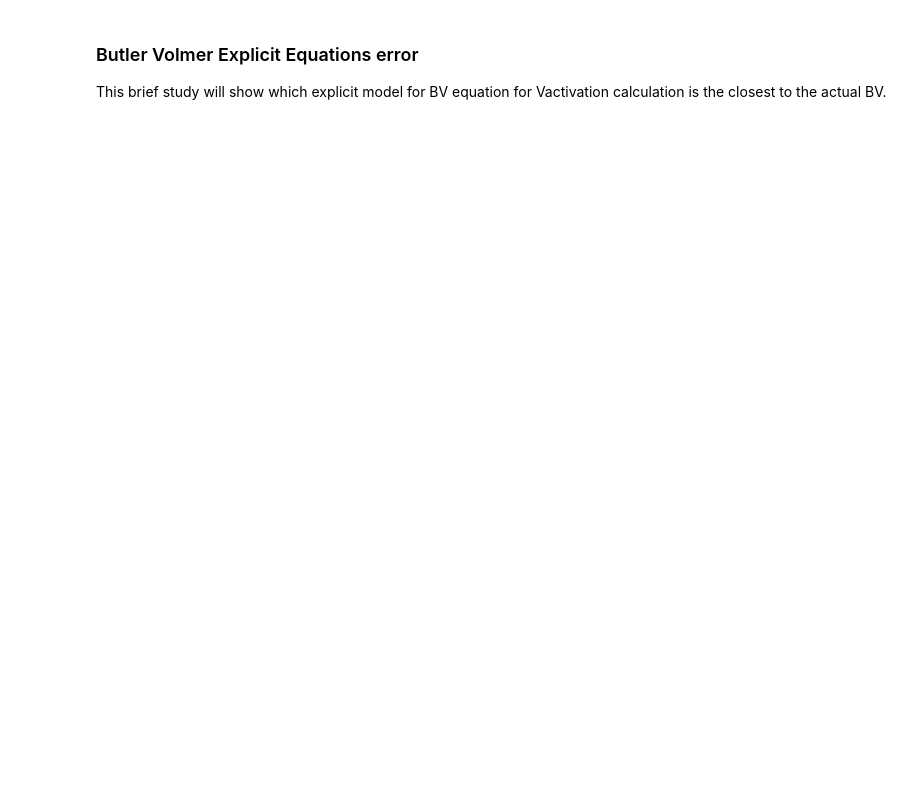
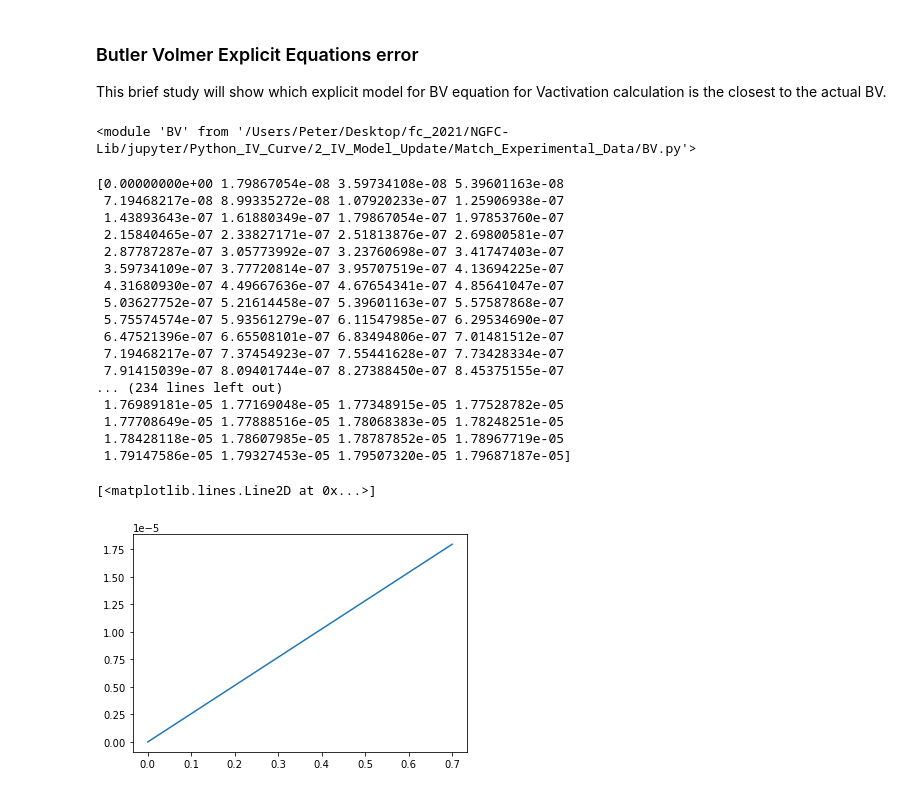
Before and after one commit to NGFC-Lib/NGFC-Lib, a Jupyter notebook: jupyter/Python_IV_Curve/2_IV_Model_Update/Match_Experimental_Data/BV_models_Errors.ipynb, the cells around one changed output. Drawn from its saved outputs; the diff is of its cells as text; code cells hidden in the pictures; blank space fills up the shorter version.

```diff
--- a/jupyter/Python_IV_Curve/2_IV_Model_Update/Match_Experimental_Data/BV_models_Errors.ipynb
+++ b/jupyter/Python_IV_Curve/2_IV_Model_Update/Match_Experimental_Data/BV_models_Errors.ipynb
@@ -3,0 +13,4 @@ This brief study will show which explicit model for BV equation for Vactivation
+# %%
+BV
+# %% [output]
+<module 'BV' from '/Users/Peter/Desktop/fc_2021/NGFC-Lib/jupyter/Python_IV_Curve/2_IV_Model_Update/Match_Experimental_Data/BV.py'>
@@ -4,7 +23,48 @@ This brief study will show which explicit model for BV equation for Vactivation
+# %%
+J=np.linspace(0,0.7,1000)
+
+# environment parameters
+R=8.314
+F=96485.0
+
+oT =700+273.15      #Temperature oxidant (K)
+fT =700+273.15      #Temperature fuel (K)
+Tk=(oT+fT)/2.0
+Tc=Tk-273.0
 # %%
 #PNNL Original Model
+BV_prexp=9.6620275
+BV_Eact=3.35955954
+BV_alpha=0.48646415
 i0=BV_prexp*math.exp(-BV_Eact)
-BV=(R*Tk/BV_alpha/F)*math.log((J/2.0/(i0*10000))+math.sqrt((J/2.0/(i0*10000))**2+1))
+BV=np.zeros(len(J))
+
+for i in range(len(J)):
+    BV[i]=(R*Tk/BV_alpha/F)*math.log((J[i]/2.0/(i0*10000))+math.sqrt((J[i]/2.0/(i0*10000))**2+1))
+
+print(BV)
+
+plt.plot(J,BV)
+# %% [output]
+[0.00000000e+00 1.79867054e-08 3.59734108e-08 5.39601163e-08
+ 7.19468217e-08 8.99335272e-08 1.07920233e-07 1.25906938e-07
+ 1.43893643e-07 1.61880349e-07 1.79867054e-07 1.97853760e-07
+ 2.15840465e-07 2.33827171e-07 2.51813876e-07 2.69800581e-07
+ 2.87787287e-07 3.05773992e-07 3.23760698e-07 3.41747403e-07
+ 3.59734109e-07 3.77720814e-07 3.95707519e-07 4.13694225e-07
+ 4.31680930e-07 4.49667636e-07 4.67654341e-07 4.85641047e-07
+ 5.03627752e-07 5.21614458e-07 5.39601163e-07 5.57587868e-07
+ 5.75574574e-07 5.93561279e-07 6.11547985e-07 6.29534690e-07
+ 6.47521396e-07 6.65508101e-07 6.83494806e-07 7.01481512e-07
+ 7.19468217e-07 7.37454923e-07 7.55441628e-07 7.73428334e-07
+ 7.91415039e-07 8.09401744e-07 8.27388450e-07 8.45375155e-07
+... (234 lines left out)
+ 1.76989181e-05 1.77169048e-05 1.77348915e-05 1.77528782e-05
+ 1.77708649e-05 1.77888516e-05 1.78068383e-05 1.78248251e-05
+ 1.78428118e-05 1.78607985e-05 1.78787852e-05 1.78967719e-05
+ 1.79147586e-05 1.79327453e-05 1.79507320e-05 1.79687187e-05]
+[<matplotlib.lines.Line2D at 0x...>]
+[figure, added]
 # %%
 #Same as PNNL original model in hyperbolic #perform speed testing on the calculation
 i0=BV_prexp*math.exp(-BV_Eact/R/Tk)
```
Also changed, not shown: parts of 7 cells of this notebook, 2 other files.
